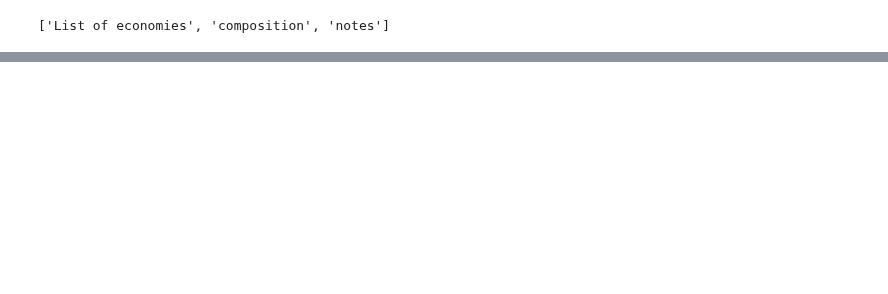
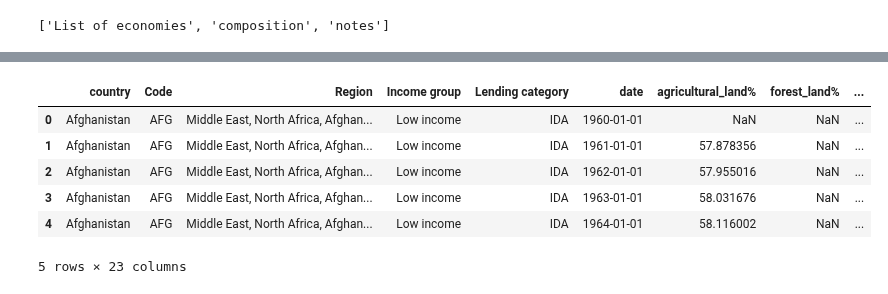
Before and after one commit to StefanFSmid/ASDA_2025_Group_3_Porfolio, a Jupyter notebook: notebooks/week_05_group_3_notebook.ipynb, the cells around one changed output, grey strips where cells are left out. Cells and saved outputs as stored; diff of their text form; code cells hidden in the pictures; blank space fills up the shorter version.

```diff
--- a/notebooks/week_05_group_3_notebook.ipynb
+++ b/notebooks/week_05_group_3_notebook.ipynb
@@ -86,0 +185,4 @@ composition_df.head()
+# %%
+# Drop rows with missing 'Region' values
+economies_df.dropna(subset=['Region'], inplace=True)
+economies_df.info()
@@ -86,0 +433,15 @@ composition_df.head()
+# %%
+cols_to_check = [
+    'agricultural_land%', 'forest_land%', 'control_of_corruption_estimate', 'access_to_electricity%',
+    'renewvable_energy_consumption%', 'CO2_emisions', 'population_density', 'inflation_annual%',
+    'tax_revenue%', 'goverment_effectiveness_estimate', 'GDP_current_US', 'political_stability_estimate',
+    'rule_of_law_estimate', 'government_expenditure_on_education%', 'government_health_expenditure%',
+    'life_expectancy_at_birth', 'voice_and_accountability_estimate'
+]
+
+total_rows = len(cleanindicators_df)
+
+for col in cols_to_check:
+    non_numeric_count = pd.to_numeric(cleanindicators_df[col], errors='coerce').isna().sum()
+    non_numeric_percent = (non_numeric_count / total_rows) * 100
+    print(f"{col}: {non_numeric_percent:.2f}% non-numeric values")
@@ -86,0 +466,29 @@ composition_df.head()
+# %%
+# Columns to bring in from economies_df
+columns_to_add = ['Economy', 'Code', 'Region', 'Income group', 'Lending category']
+
+# Merge
+merged_df = cleanindicators_df.merge(
+    economies_df[columns_to_add],
+    how='left',
+    left_on='country',
+    right_on='Economy'
+)
+
+# Drop duplicate 'Economy' column
+merged_df.drop(columns=['Economy'], inplace=True)
+
+# Move the new columns right after 'country'
+for i, col in enumerate(['Code', 'Region', 'Income group', 'Lending category']):
+    merged_df.insert(i+1, col, merged_df.pop(col))
+
+# Check
+merged_df.head()
+# %% [output]
+|  | country | Code | Region | Income group | Lending category | date | agricultural_land% | forest_land% | ... |
+| 0 | Afghanistan | AFG | Middle East, North Africa, Afghan... | Low income | IDA | 1960-01-01 | NaN | NaN | ... |
+| 1 | Afghanistan | AFG | Middle East, North Africa, Afghan... | Low income | IDA | 1961-01-01 | 57.878356 | NaN | ... |
+| 2 | Afghanistan | AFG | Middle East, North Africa, Afghan... | Low income | IDA | 1962-01-01 | 57.955016 | NaN | ... |
+| 3 | Afghanistan | AFG | Middle East, North Africa, Afghan... | Low income | IDA | 1963-01-01 | 58.031676 | NaN | ... |
+| 4 | Afghanistan | AFG | Middle East, North Africa, Afghan... | Low income | IDA | 1964-01-01 | 58.116002 | NaN | ... |
+5 rows × 23 columns
```
Also changed, not shown: parts of 41 cells of this notebook, 1 other file.
